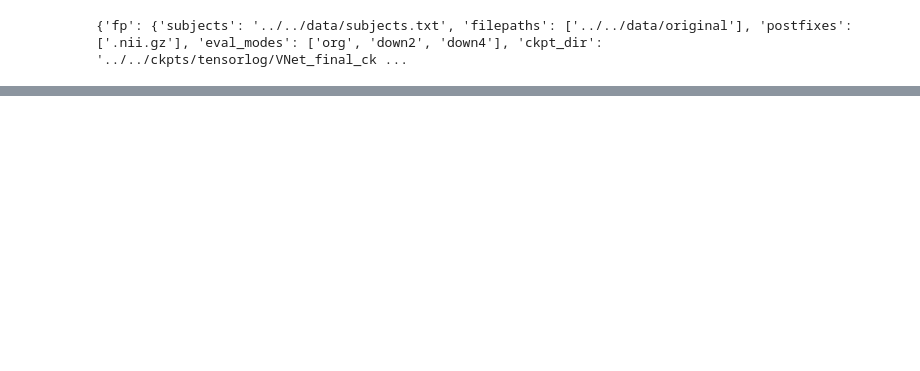
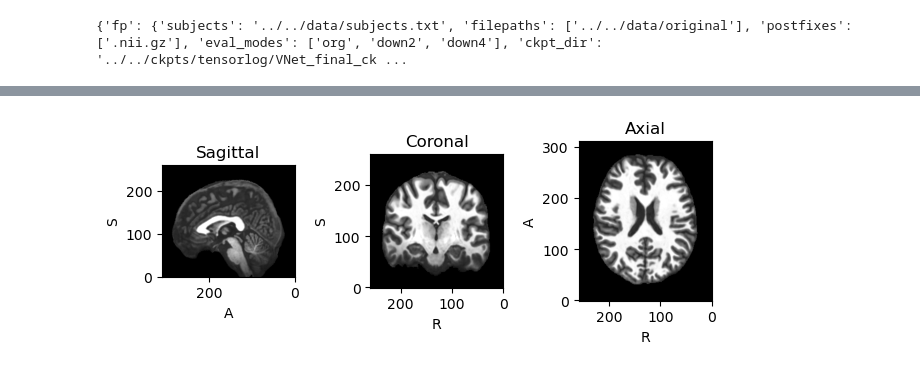
Before and after one commit to abbasilab/Synthetic_7T_MRI, a Jupyter notebook: src/eval/Run_VNet.ipynb, the cells around one changed output, grey strips where cells are left out. Cells and saved outputs as stored; diff of their text form; code cells hidden in the pictures; blank space fills up the shorter version.

```diff
--- a/src/eval/Run_VNet.ipynb
+++ b/src/eval/Run_VNet.ipynb
@@ -205,0 +174,4 @@ def load_all_from_paths(filePaths):
+# %%
+preds[0].pred.plot()
+# %% [output]
+[figure, added]
```
Also changed, not shown: parts of 30 cells of this notebook, 3 other files.
